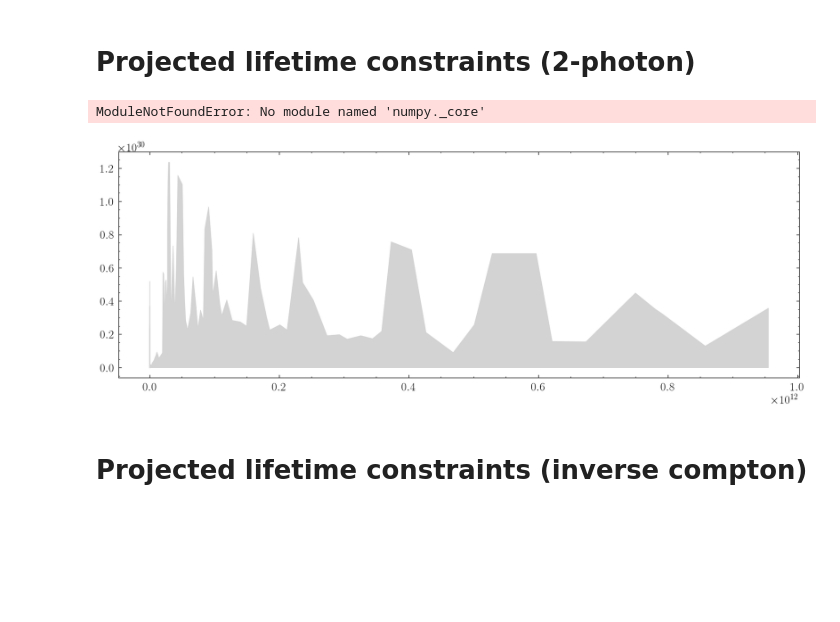
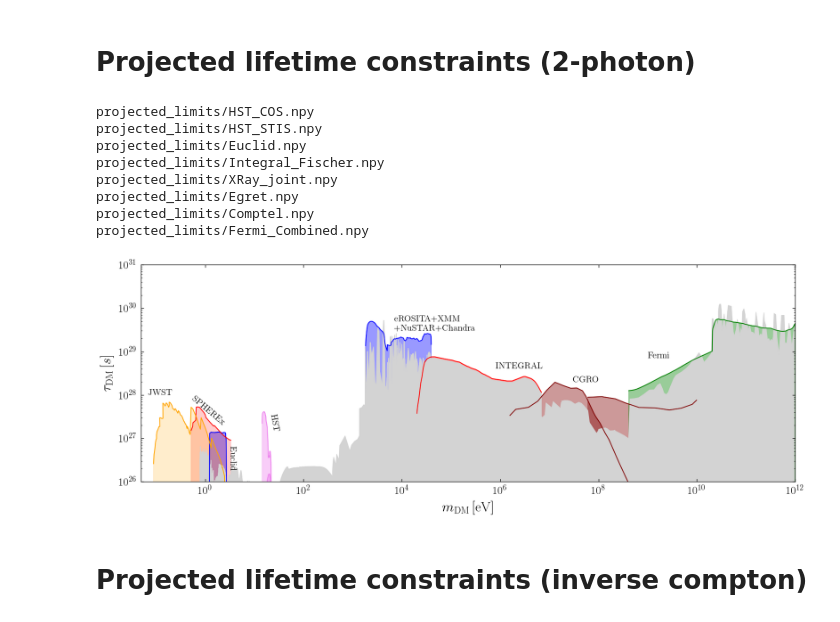
Before and after one commit to joshua-benabou/Mega_Decaying_DM_Milkyway_Analysis, a Jupyter notebook: Mega_plot.ipynb, the cells around one changed output. Drawn from its saved outputs; the diff is of its cells as text; code cells hidden in the pictures; blank space fills up the shorter version.

```diff
--- a/Mega_plot.ipynb
+++ b/Mega_plot.ipynb
@@ -132,6 +132,7 @@ def gayy_limit_2_tau_limit(gayy_GeV, mDM_eV):
 
 instrument_list =  ["HST_COS",
                     "HST_STIS",
+                    "Euclid",
                     #"Integral_Calore",
                     "Integral_Fischer",
                    # "Integral_Combined",
@@ -148,6 +149,7 @@ instrument_list =  ["HST_COS",
 
 color_dict = {"HST_COS": "violet",
               "HST_STIS": "violet",
+              "Euclid": "blue",
               "Integral_Calore": "red",
               "Integral_Fischer": "red",
               "Integral_Combined": "violet",
@@ -286,39 +288,46 @@ plt.fill_between(mDM_eV, 1e-40, tau_s_arr, color=col,alpha=0.2,zorder=-100000)
 
 fs=16
 plt.text(0.07,1e28,'JWST',fontsize=fs)
-plt.text(1.0,1e27,'SPHEREx',fontsize=fs,rotation=-40)
-#plt.text(0.3,7e27,'Euclid',fontsize=fs,rotation=0)
+plt.text(0.5,2e27,'SPHEREx',fontsize=fs,rotation=-40)
+plt.text(3,2e26,'Euclid',fontsize=fs,rotation=-90)
 plt.text(20,1.5e27,'HST',fontsize=fs,rotation=-80)
 
 #plt.text(1e3,1e30,'eROSITA',fontsize=fs,rotation=70)
 #plt.text(1.5e4,8e27,'XMM',fontsize=13,rotation=-80)
 #plt.text(1.5e4,2e29,'NuSTAR',fontsize=fs)
 #plt.text(1.1e4,1e27,'Chandra',fontsize=fs,rotation=-90)
 
 #plt.text(3e2,5e29,'eROSITA+XMM+NuSTAR+Chandra',fontsize=fs,rotation=0)
 plt.text(7e3,5e29,'eROSITA+XMM',fontsize=fs,rotation=0)
 plt.text(7e3,3e29,'+NuSTAR+Chandra',fontsize=fs,rotation=0)
 
 plt.text(8e5,4e28,'INTEGRAL',fontsize=fs)
 plt.text(3e7,2e28,'CGRO',fontsize=fs)
 
 plt.text(1e9,7e28,'Fermi',fontsize=fs)
 
 ################################################################
 plt.xlim([5e-2,1e12])
 plt.ylim([1e26,1e31])
 
 #plt.axvline(1.6e7,ls="--")
 ################################################################
 #plt.legend()
 plt.xscale("log")
 plt.yscale("log")
 plt.ylabel(r"$\tau_\mathrm{DM} \, [s]$")
 plt.xlabel(r"$m_\mathrm{DM}\, [\mathrm{eV}]$")
 plt.savefig("plots/mega_plot_projected_constraint_tau_2gamma.pdf",bbox_inches="tight")
 # %% [output]
-ModuleNotFoundError: No module named 'numpy._core'
+projected_limits/HST_COS.npy
+projected_limits/HST_STIS.npy
+projected_limits/Euclid.npy
+projected_limits/Integral_Fischer.npy
+projected_limits/XRay_joint.npy
+projected_limits/Egret.npy
+projected_limits/Comptel.npy
+projected_limits/Fermi_Combined.npy
-[figure, old version]
+[figure, new version]
 # %% [markdown]
 # Projected lifetime constraints (inverse compton)
 # %%
```
Also changed, not shown: 5 other files.
